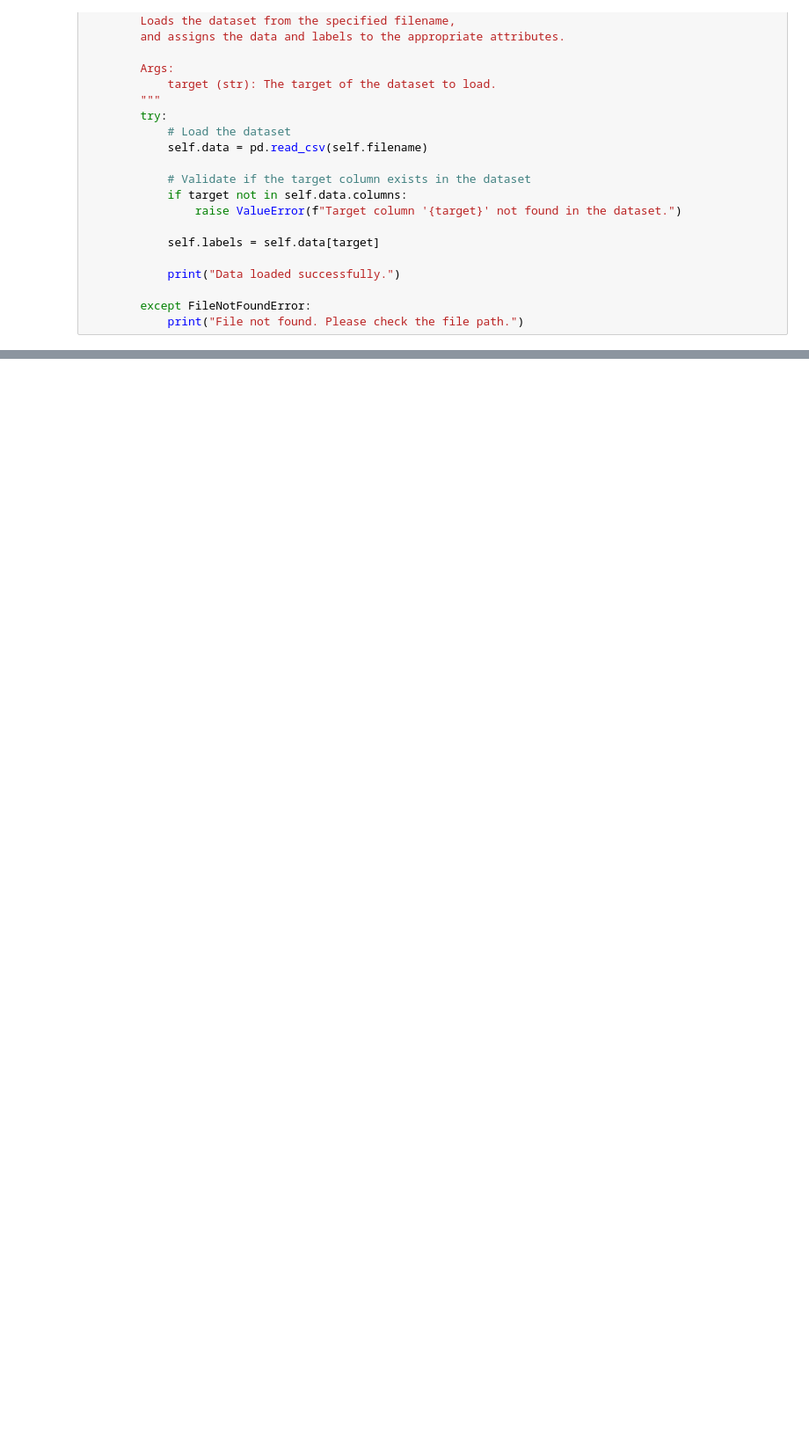
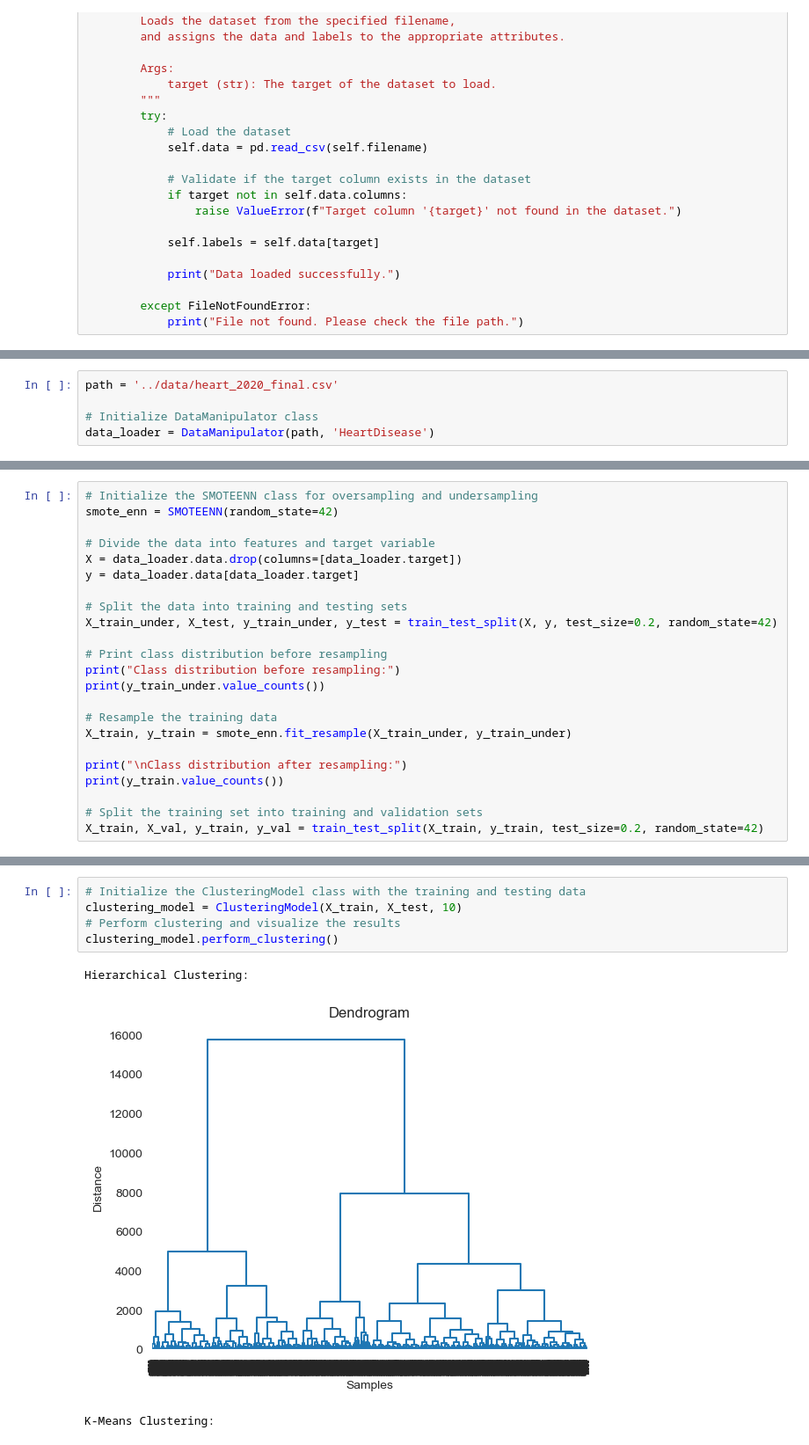
Before and after one commit to fonsi16/Data-Science-Project, a Jupyter notebook: projeto/notebooks/modeling_notebook.ipynb, the cells around one changed output, grey strips where cells are left out. Shown at 88% size. Drawn from its saved outputs; the diff is of its cells as text; blank space fills up the shorter version.

```diff
--- a/projeto/notebooks/modeling_notebook.ipynb
+++ b/projeto/notebooks/modeling_notebook.ipynb
@@ -2015,0 +1602,5 @@ class ClusteringModel:
+# %%
+path = '../data/heart_2020_final.csv'
+
+# Initialize DataManipulator class
+data_loader = DataManipulator(path, 'HeartDisease')
@@ -2015,0 +1643,23 @@ class ClusteringModel:
+# %%
+# Initialize the SMOTEENN class for oversampling and undersampling
+smote_enn = SMOTEENN(random_state=42)
+
+# Divide the data into features and target variable
+X = data_loader.data.drop(columns=[data_loader.target])
+y = data_loader.data[data_loader.target]
+
+# Split the data into training and testing sets
+X_train_under, X_test, y_train_under, y_test = train_test_split(X, y, test_size=0.2, random_state=42)
+
+# Print class distribution before resampling
+print("Class distribution before resampling:")
+print(y_train_under.value_counts())
+
+# Resample the training data
+X_train, y_train = smote_enn.fit_resample(X_train_under, y_train_under)
+
+print("\nClass distribution after resampling:")
+print(y_train.value_counts())
+
+# Split the training set into training and validation sets
+X_train, X_val, y_train, y_val = train_test_split(X_train, y_train, test_size=0.2, random_state=42)
@@ -2015,0 +2021,9 @@ class ClusteringModel:
+# %%
+# Initialize the ClusteringModel class with the training and testing data
+clustering_model = ClusteringModel(X_train, X_test, 10)
+# Perform clustering and visualize the results
+clustering_model.perform_clustering()
+# %% [output]
+Hierarchical Clustering:
+[figure, added]
+K-Means Clustering:
```
Also changed, not shown: parts of 48 cells of this notebook, 10 other files.
